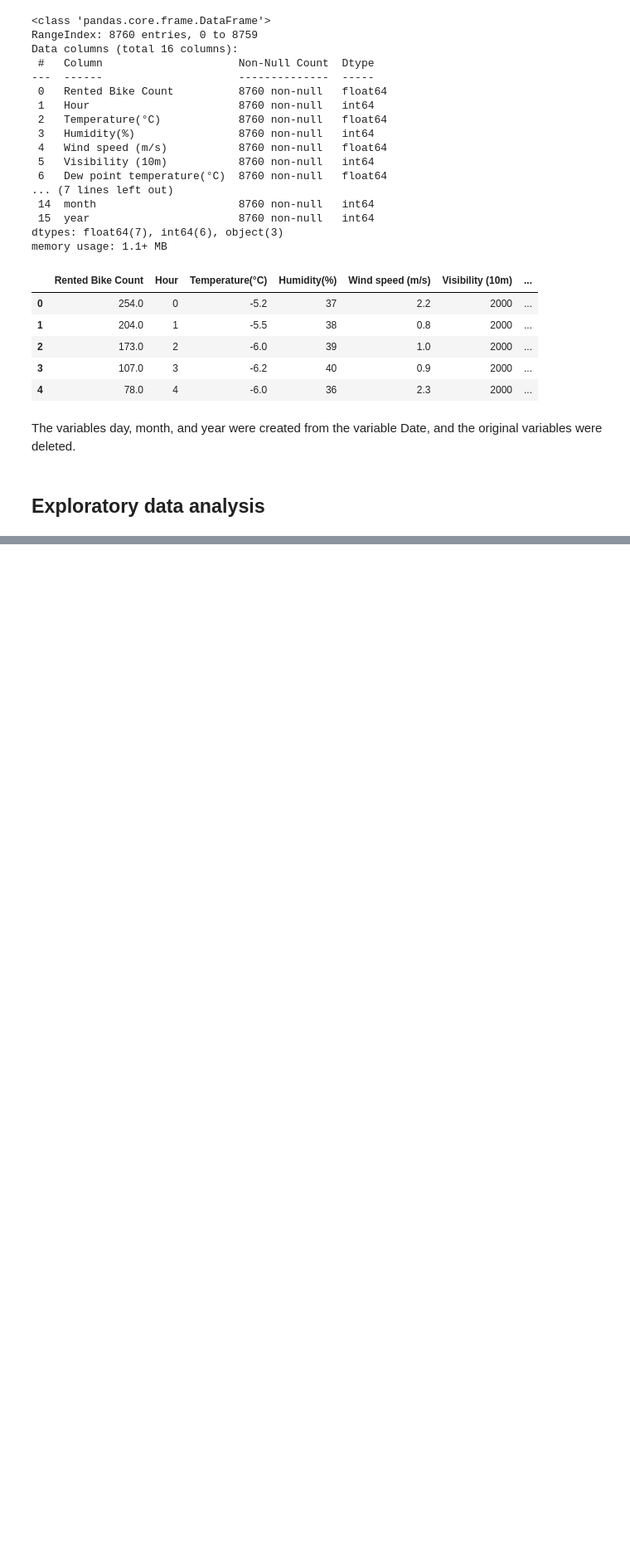
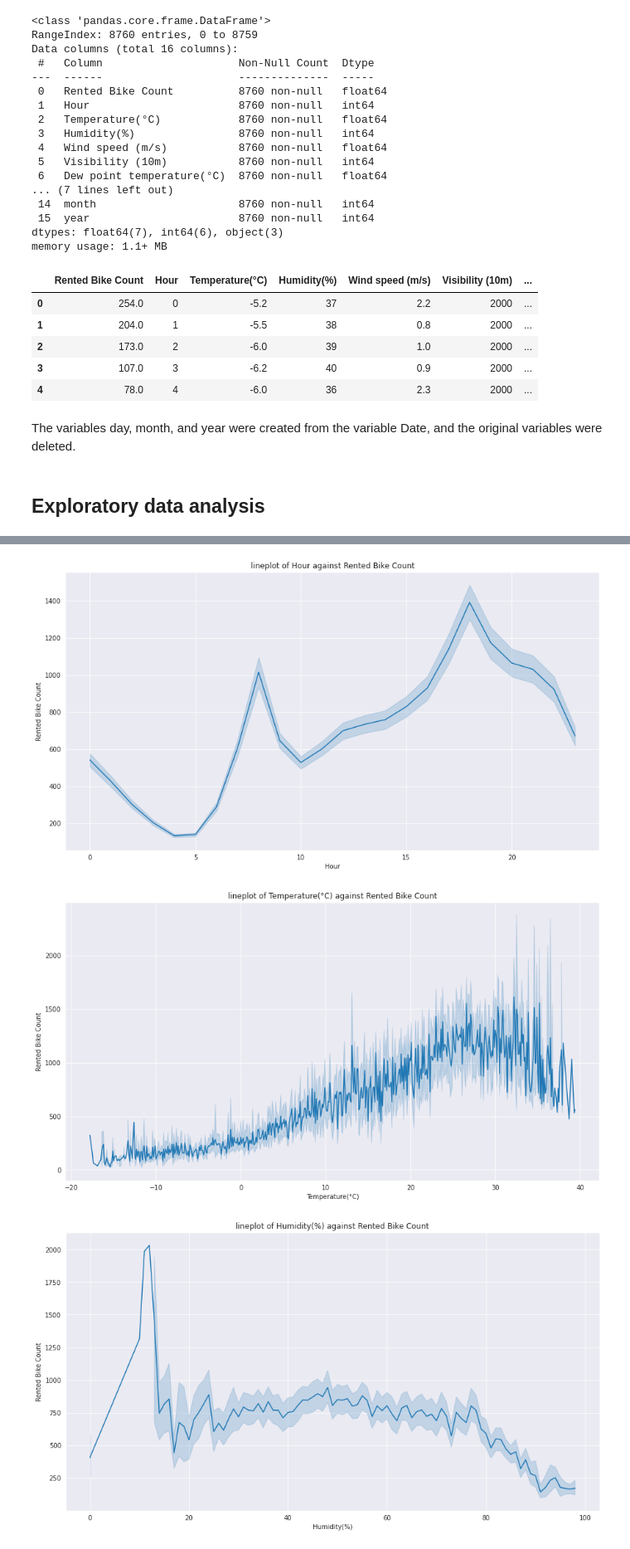
Before and after one commit to NANDINIKeremegaladhoddiShivalingaiah/Bike-Sharing-Demand-Prediction, a Jupyter notebook: Bike_Sharing_Demand.ipynb, the cells around one changed output, grey strips where cells are left out. Shown at 83% size. Saved outputs shown, nothing was run; the diff lists cells and outputs as text; code cells hidden in the pictures; blank space fills up the shorter version.

```diff
--- a/Bike_Sharing_Demand.ipynb
+++ b/Bike_Sharing_Demand.ipynb
@@ -441,0 +514,12 @@ The variables day, month, and year were created from the variable Date, and the
+# %%
+# Checking effect of each variable on use of rented bike
+target_variables=[var for var in df.columns if var not in ['Rented Bike Count', 'Seasons', 'Holiday', 'Functioning Day', 'year']]
+for var in target_variables:
+    plt.figure(figsize=(15,8))
+    ax=sns.lineplot(x=df[var], y=df["Rented Bike Count"],data=df)
+    ax.set_title(f'lineplot of {var} against Rented Bike Count')
+    plt.show()
+# %% [output]
+[figure, added]
+[figure, added]
+[figure, added]
```
Also changed, not shown: parts of 16 cells of this notebook.
